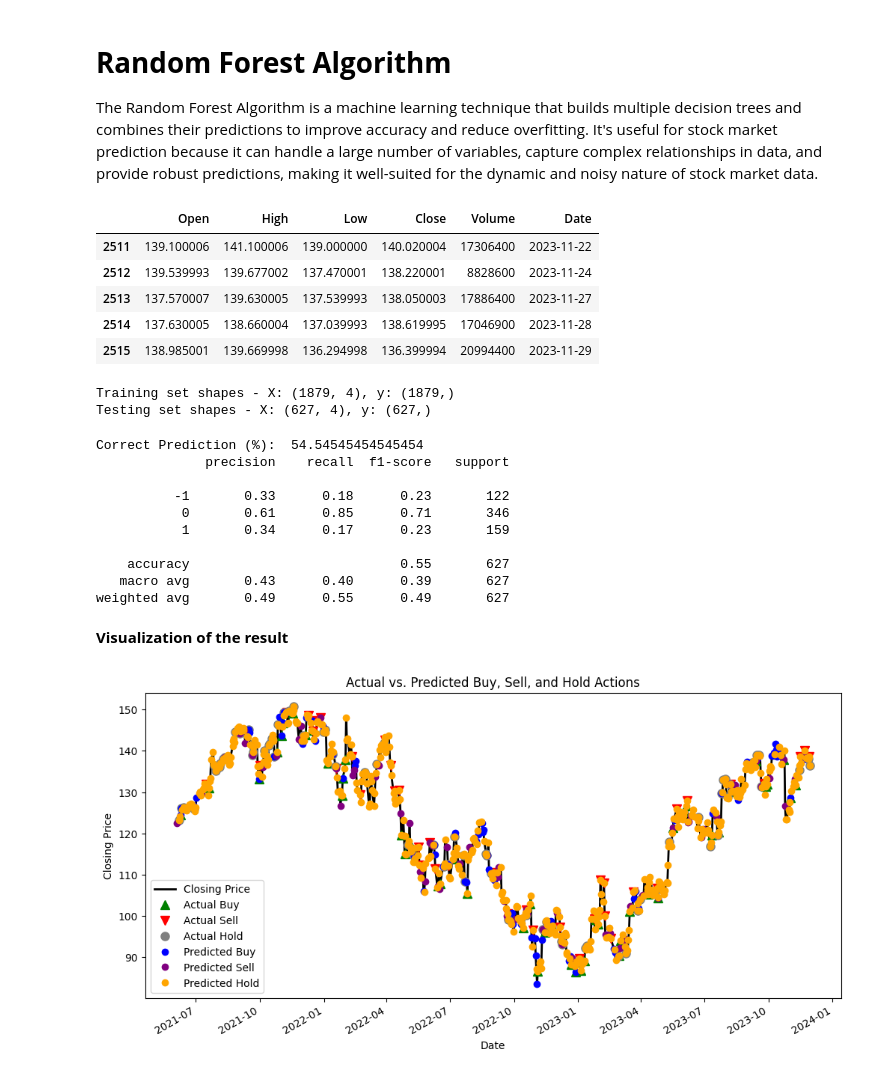
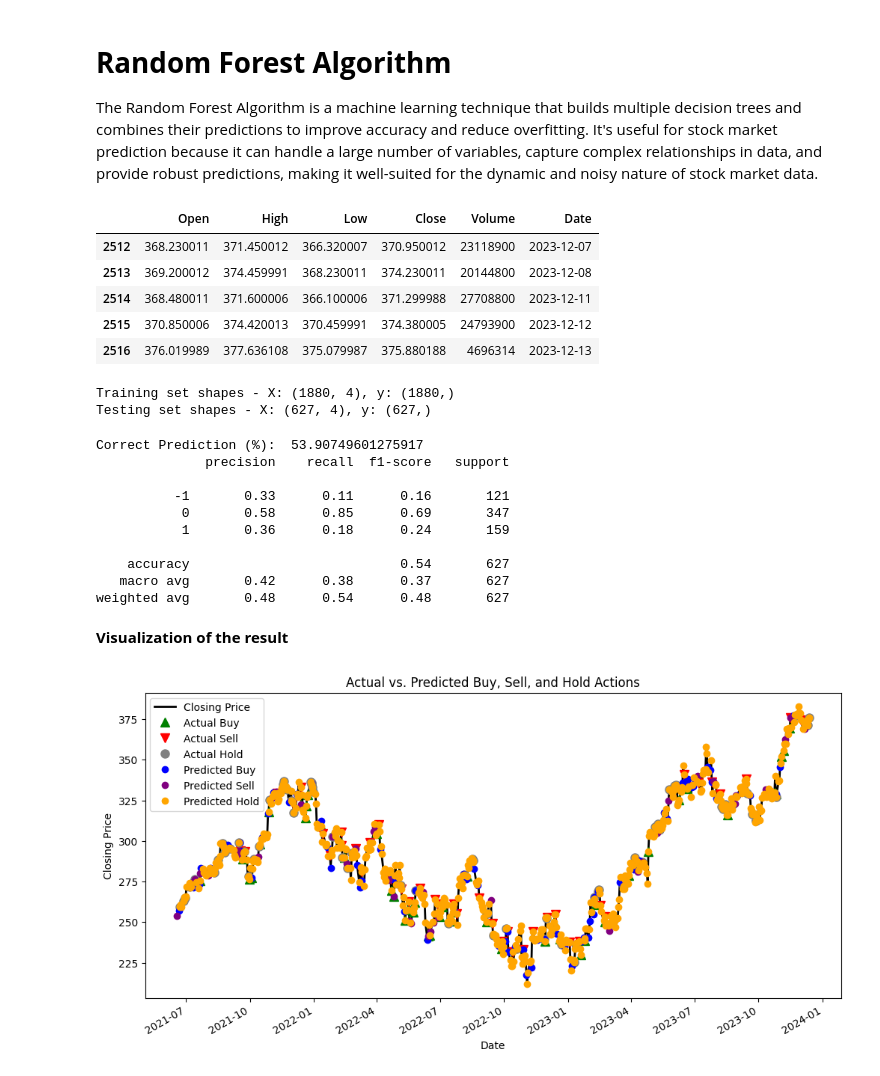
Before and after one commit to kh4n9373/STOCK-PRICE-PREDICTION, a Jupyter notebook: Machine Learning/Random Forest.ipynb, the cells around one changed output. Saved outputs shown, nothing was run; the diff lists cells and outputs as text; code cells hidden in the pictures.

```diff
--- a/Machine Learning/Random Forest.ipynb
+++ b/Machine Learning/Random Forest.ipynb
@@ -16,16 +16,16 @@ import matplotlib.pyplot as plt
 # %%
 #get stock market data from csv file
 
-df_stock = pd.read_csv('..\Data\GOOG_historical_data_yfinance.csv')
+df_stock = pd.read_csv('../Data/MSFT_historical_data_yfinance.csv')
 
 df_stock.tail()
 # %% [output]
 |  | Open | High | Low | Close | Volume | Date |
-| 2511 | 139.100006 | 141.100006 | 139.000000 | 140.020004 | 17306400 | 2023-11-22 |
-| 2512 | 139.539993 | 139.677002 | 137.470001 | 138.220001 | 8828600 | 2023-11-24 |
-| 2513 | 137.570007 | 139.630005 | 137.539993 | 138.050003 | 17886400 | 2023-11-27 |
-| 2514 | 137.630005 | 138.660004 | 137.039993 | 138.619995 | 17046900 | 2023-11-28 |
-| 2515 | 138.985001 | 139.669998 | 136.294998 | 136.399994 | 20994400 | 2023-11-29 |
+| 2512 | 368.230011 | 371.450012 | 366.320007 | 370.950012 | 23118900 | 2023-12-07 |
+| 2513 | 369.200012 | 374.459991 | 368.230011 | 374.230011 | 20144800 | 2023-12-08 |
+| 2514 | 368.480011 | 371.600006 | 366.100006 | 371.299988 | 27708800 | 2023-12-11 |
+| 2515 | 370.850006 | 374.420013 | 370.459991 | 374.380005 | 24793900 | 2023-12-12 |
+| 2516 | 376.019989 | 377.636108 | 375.079987 | 375.880188 | 4696314 | 2023-12-13 |
 # %%
 # Features construction
 df_stock['Open-Close'] = (df_stock.Open - df_stock.Close) / df_stock.Open
@@ -57,7 +57,7 @@ X_train, X_test, y_train, y_test = train_test_split(X, y, test_size=0.25, random
 print("Training set shapes - X: {}, y: {}".format(X_train.shape, y_train.shape))
 print("Testing set shapes - X: {}, y: {}".format(X_test.shape, y_test.shape))
 # %% [output]
-Training set shapes - X: (1879, 4), y: (1879,)
+Training set shapes - X: (1880, 4), y: (1880,)
 Testing set shapes - X: (627, 4), y: (627,)
 # %%
 # Create the model on train dataset
@@ -70,16 +70,16 @@ y_pred = rf_classifier.predict(X_test)
 report = classification_report(y_test, y_pred)
 print(report)
 # %% [output]
-Correct Prediction (%):  54.54545454545454
+Correct Prediction (%):  53.90749601275917
               precision    recall  f1-score   support
 
-          -1       0.33      0.18      0.23       122
-           0       0.61      0.85      0.71       346
-           1       0.34      0.17      0.23       159
+          -1       0.33      0.11      0.16       121
+           0       0.58      0.85      0.69       347
+           1       0.36      0.18      0.24       159
 
-    accuracy                           0.55       627
-   macro avg       0.43      0.40      0.39       627
-weighted avg       0.49      0.55      0.49       627
+    accuracy                           0.54       627
+   macro avg       0.42      0.38      0.37       627
+weighted avg       0.48      0.54      0.48       627
 # %% [markdown]
 **Visualization of the result**
 # %%
@@ -109,7 +109,7 @@ plt.ylabel('Closing Price')
 plt.legend()
 plt.show()
 # %% [output]
-[figure, old version]
+[figure, new version]
 # %%
 # Create a DataFrame with date index
 df_visualize = df_stock.iloc[-len(y_test):].copy()
```
Also changed, not shown: parts of 2 cells of this notebook, 2 other files.
